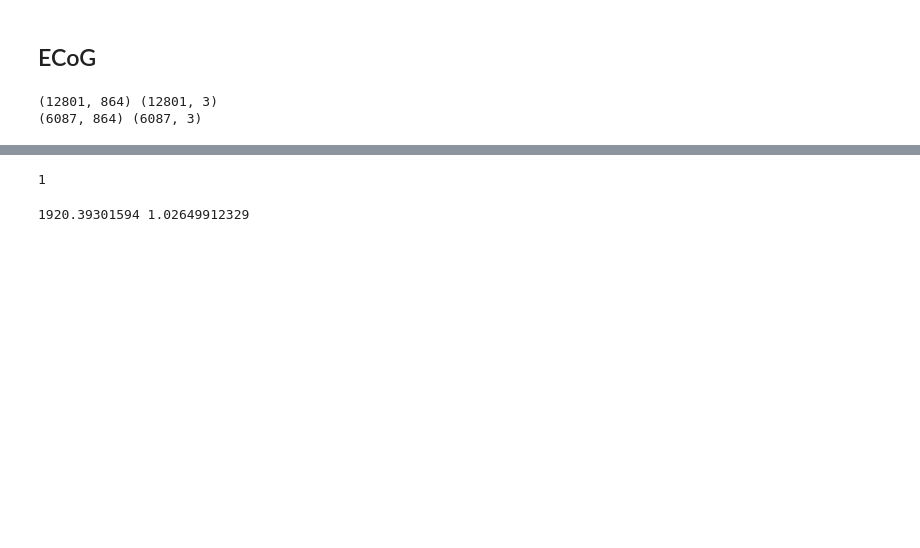
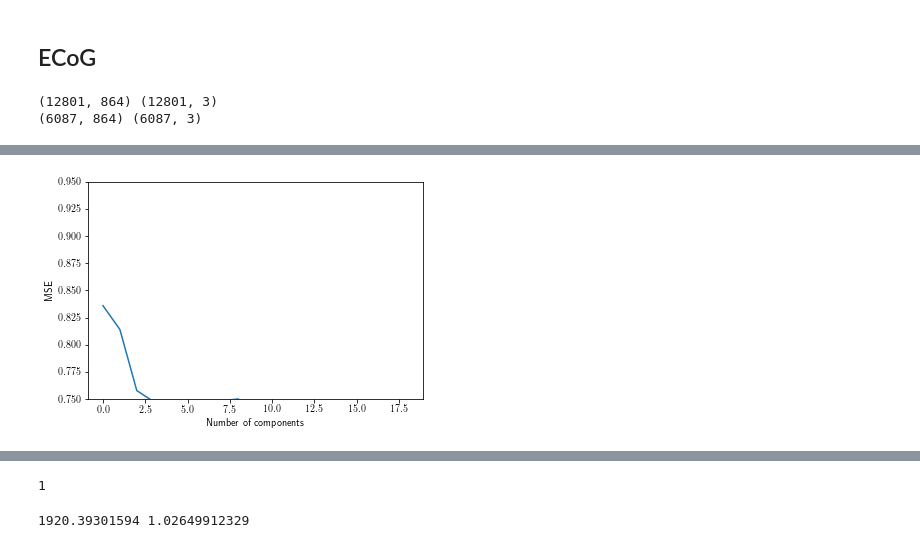
Before and after one commit to mariiavladimirova/NonlinearPLS, a Jupyter notebook: code/main.ipynb, the cells around one changed output, grey strips where cells are left out. Drawn from its saved outputs; the diff is of its cells as text; code cells hidden in the pictures; blank space fills up the shorter version.

```diff
--- a/code/main.ipynb
+++ b/code/main.ipynb
@@ -232,0 +227,19 @@ iteration: 24; mse: 1738.03; time: 0.11
+# %%
+pls = PLSNonLinear(n_components=n_comp)
+pls.fit(X_train, Y_train)
+Y_pred = pls.predict(X_test)
+
+ts_pred = np.zeros([len(Y_test) - y_autoreg_step + 1, 3])
+ts_test = np.zeros([len(Y_test) - y_autoreg_step + 1, 3])
+
+for i in range(len(ts_pred)):
+    ts_pred[i, 0] = np.mean([Y_pred[i + y_autoreg_step - 1 - k, 3 * k]
+                             for k in range(y_autoreg_step)])
+    ts_pred[i, 1] = np.mean([Y_pred[i + y_autoreg_step - 1 - k, 3 * k + 1]
+                             for k in range(y_autoreg_step)])
+    ts_pred[i, 2] = np.mean([Y_pred[i + y_autoreg_step - 1 - k, 3 * k + 2]
+                             for k in range(y_autoreg_step)])
+
+ts_test = Y_test[:-y_autoreg_step + 1, -3:]
+
+print(ts_pred.shape, ts_test.shape)
@@ -232,0 +269,65 @@ iteration: 24; mse: 1738.03; time: 0.11
+# %%
+results = []
+for x_autoreg_step in range(18, 19, 2):
+    results.append([])
+    for y_autoreg_step in range(12, 13, 2):
+        sh = X_train_ecog.shape
+        X_train = np.zeros([sh[0] - x_autoreg_step - y_autoreg_step + 2, x_autoreg_step * sh[1]])
+        for i in range(len(X_train)):
+            X_train[i] = X_train_ecog[i:i + x_autoreg_step].ravel()
+
+        sh = Y_train_ecog.shape
+        Y_train = np.zeros([sh[0] - x_autoreg_step - y_autoreg_step + 2, y_autoreg_step * sh[1]])
+        for i in range(len(Y_train)):
+            Y_train[i] = Y_train_ecog[i + x_autoreg_step - 1:i + y_autoreg_step + x_autoreg_step - 1].ravel()
+
+        sh = X_test_ecog.shape
+        X_test = np.zeros([sh[0] - x_autoreg_step - y_autoreg_step + 2, x_autoreg_step * sh[1]])
+        for i in range(len(X_test)):
+            X_test[i] = X_test_ecog[i:i + x_autoreg_step].ravel()
+
+        sh = Y_test_ecog.shape
+        Y_test = np.zeros([sh[0] - x_autoreg_step - y_autoreg_step + 2, y_autoreg_step * sh[1]])
+        for i in range(len(Y_test)):
+            Y_test[i] = Y_test_ecog[i + x_autoreg_step - 1:i + y_autoreg_step + x_autoreg_step - 1].ravel()
+
+        mse_n_comps = []
+
+        for n_comp in np.arange(2, 21):
+            pls = PLSNonLinear(n_components=n_comp, x_kind='linear', y_kind='linear')
+            pls.fit(X_train, Y_train)
+            Y_pred = pls.predict(X_test)
+
+            ts_pred = np.zeros([len(Y_test) - y_autoreg_step + 1, 3])
+            ts_test = np.zeros([len(Y_test) - y_autoreg_step + 1, 3])
+
+            for i in range(len(ts_pred)):
+                ts_pred[i, 0] = np.mean([Y_pred[i + y_autoreg_step - 1 - k, 3 * k]
+                                         for k in range(y_autoreg_step)])
+                ts_pred[i, 1] = np.mean([Y_pred[i + y_autoreg_step - 1 - k, 3 * k + 1]
+                                         for k in range(y_autoreg_step)])
+                ts_pred[i, 2] = np.mean([Y_pred[i + y_autoreg_step - 1 - k, 3 * k + 2]
+                                         for k in range(y_autoreg_step)])
+
+            ts_test = Y_test[:-y_autoreg_step + 1, -3:]
+            mse_n_comps.append(nmse(ts_test, ts_pred))
+            display.clear_output(wait=True)
+            print(nmse(ts_test, ts_pred))
+            print('Iteration {} is over'.format(n_comp))
+
+        mse_n_comps = np.array(mse_n_comps)
+        results[-1].append(mse_n_comps)
+
+        plt.figure(figsize=(6, 4))
+        plt.plot(mse_n_comps)
+        plt.xlabel('Number of components')
+        plt.ylabel('MSE')
+        plt.ylim([0.75, 0.95])
+        plt.savefig('figs/x_autoreg_step={}_y_autoreg_step={}.eps'.format(x_autoreg_step,
+                                                                          y_autoreg_step), format='eps')
+        display.clear_output(wait=True)
+        print('x_autoreg_step={}, y_autoreg_step={}, NMSE={:.5f}'.format(x_autoreg_step,
+                                                                         y_autoreg_step,
+                                                                         mse_n_comps[-1]))
+# np.save('results.npy', np.array(results))
+# %% [output]
@@ -232,0 +335 @@ iteration: 24; mse: 1738.03; time: 0.11
+[figure, added]
```
Also changed, not shown: parts of 26 cells of this notebook, 7 other files.
